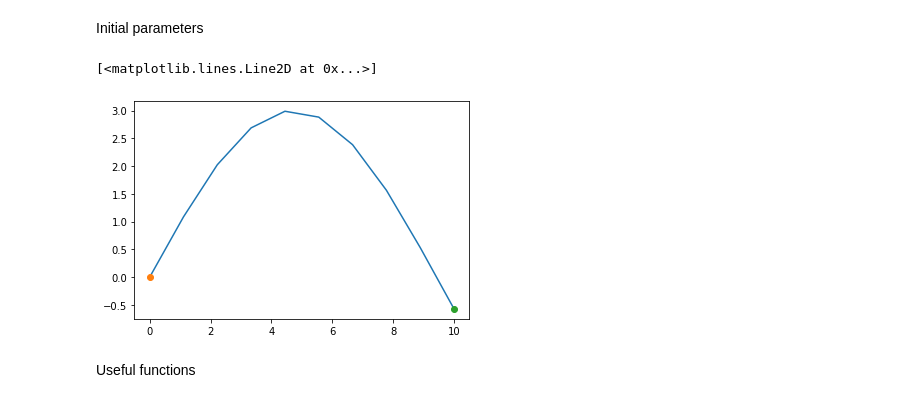
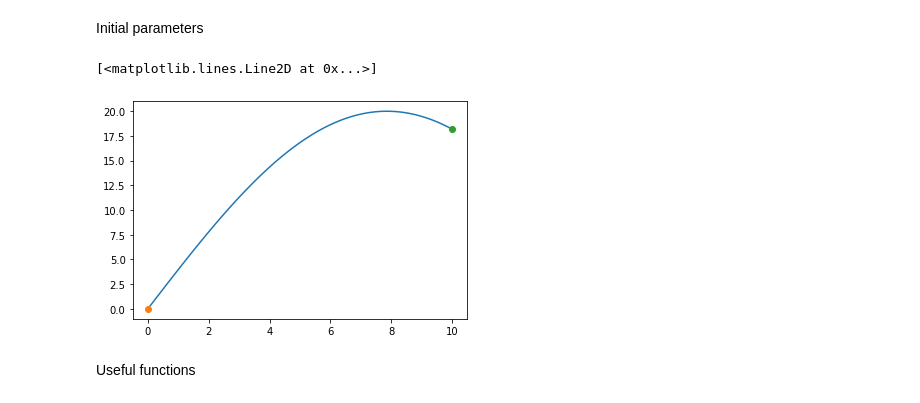
Before and after one commit to louisgevers/mobile-robotics-project, a Jupyter notebook: notebooks/project_global_navigation_implementation.ipynb, the cells around one changed output. Cells and saved outputs as stored; diff of their text form; code cells hidden in the pictures.

```diff
--- a/notebooks/project_global_navigation_implementation.ipynb
+++ b/notebooks/project_global_navigation_implementation.ipynb
@@ -36,37 +34,44 @@ Initial parameters
 # %%
 # initialization block
 Tf = 10
 min_velocity = 0
 max_velocity = 1
 min_deviation_phi = -1
 max_deviation_phi = 1
 
 tps = np.linspace(0, Tf, Tf)
 
 
 #create the data point
-xaxis = np.linspace(0.0, 10.0, num=10)
-yaxis = 3*np.sin(xaxis/3)
+xaxis = np.linspace(0.0, 10.0, num=100)
+yaxis = 20*np.sin(xaxis/5)
+
+Length = len(xaxis)
+Sequence = []
+for i in range(Length):
+    p = model.Point(xaxis[i], yaxis[i])
+    Sequence.append(p)
+#Sequence = np.array(Sequence)
 
 #plt.plot(tps, 3*np.sin(tps/3))
 plt.plot(xaxis, yaxis)
 
-x0 = [0., 0., 0.7]; u0 = [np.sqrt((tps[1]-tps[0])**2 + (np.sin(tps[1])-np.sin(tps[0]))**2), (tps[1]-tps[0])/Tf]
-xf = [tps[-1], 3*np.sin(tps[-1]/3), 0.]; uf = [10., 0.]
+x0 = [0., 0., 0.2]; u0 = [np.sqrt((tps[1]-tps[0])**2 + (np.sin(tps[1])-np.sin(tps[0]))**2), (tps[1]-tps[0])/Tf]
+xf = [Sequence[-1].x, Sequence[-1].y, 0.]; uf = [10., 0.]
 
 def lafonc(x):
     return 3*np.sin(x/3)
 
-Q = np.array([[10, 1, 0],[1, 10, 0], [0, 0, 0.1]])          # don't turn too sharply
-R = np.diag([0.1, 0.1])               # keep inputs small
-P = np.diag([10, 10, 0])   # get close to final point
+Q = np.array([[0.1, 0, 0],[0, 0.1, 0], [0, 0, 0.1]])          # don't turn too sharply
+R = np.diag([1, 1])               # keep inputs small
+P = np.diag([1000, 1000, 1000])   # get close to final point
 
 
 plt.plot(x0[0], x0[1], marker="o")
 plt.plot(xf[0], xf[1], marker="o")
 # %% [output]
 [<matplotlib.lines.Line2D at 0x...>]
-[figure, old version]
+[figure, new version]
 # %% [markdown]
 Useful functions
 # %%
```
Also changed, not shown: parts of 7 cells of this notebook.
